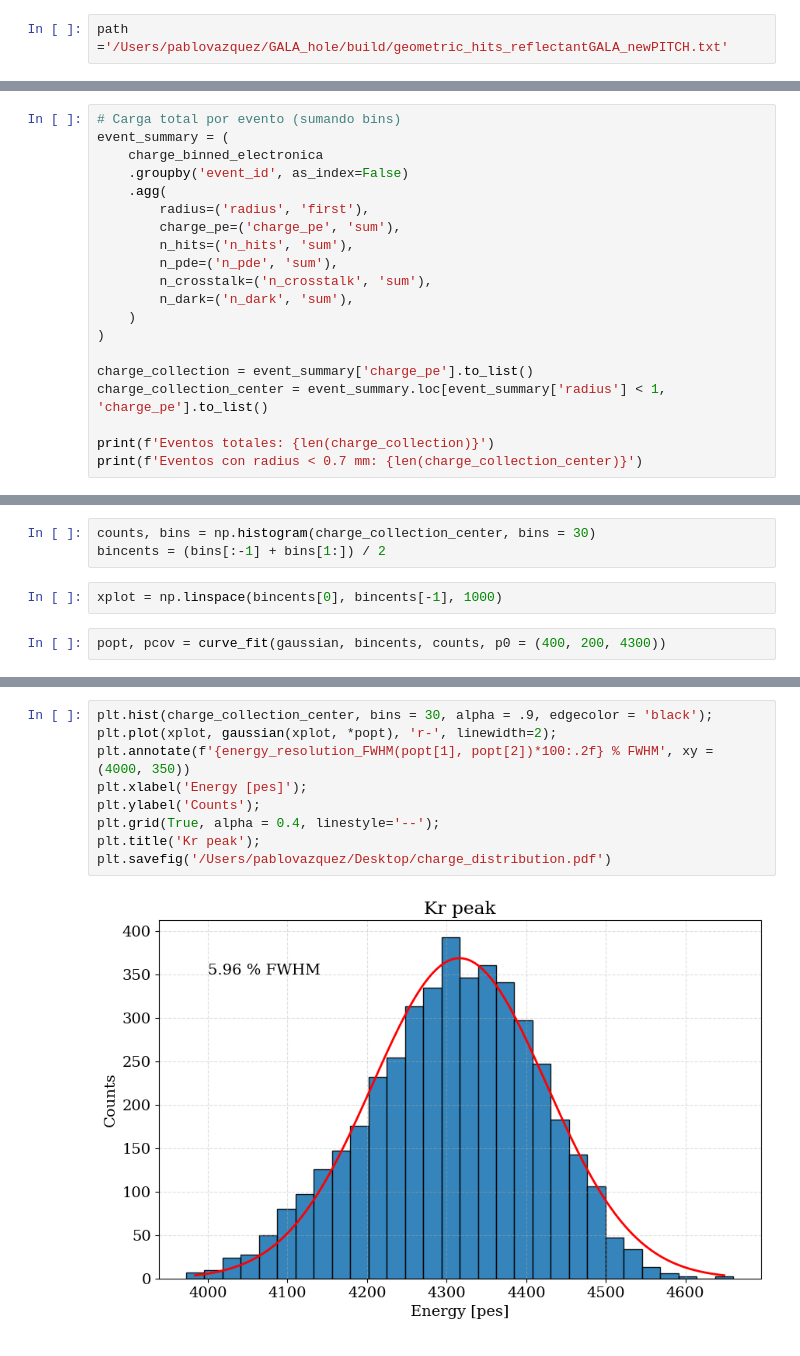
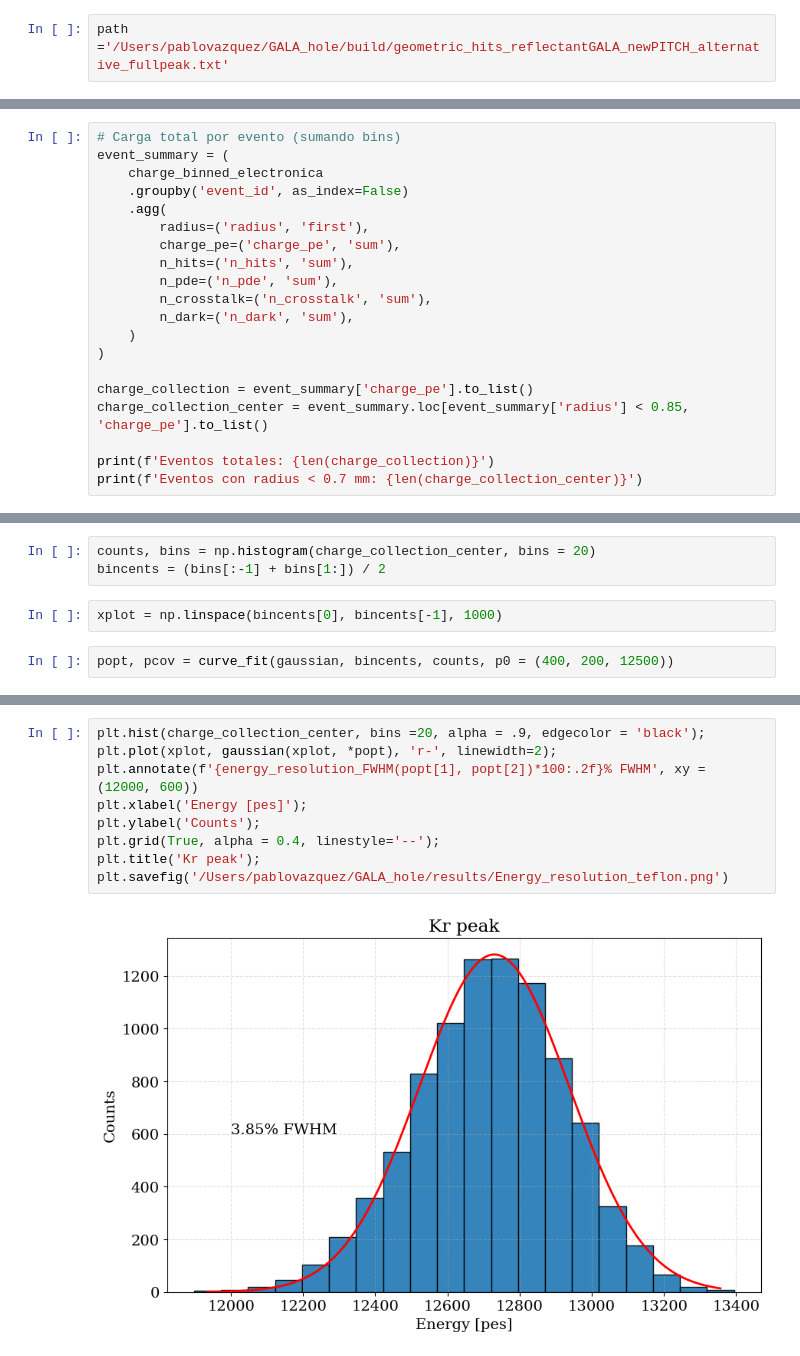
Before and after one commit to pablovzqz/GALA_hole, a Jupyter notebook: analysis/Offline_Electronics_Manual.ipynb, the cells around one changed output, grey strips where cells are left out. Cells and saved outputs as stored; diff of their text form.

```diff
--- a/analysis/Offline_Electronics_Manual.ipynb
+++ b/analysis/Offline_Electronics_Manual.ipynb
@@ -25,7 +25,7 @@ def gaussian(x, A, sigma, mu):
 
 El documento es demasiado grande como para leerlo todo conjunto en memoria, de forma que se abre en secciones.
 # %%
-path ='/Users/pablovazquez/GALA_hole/build/geometric_hits_reflectantGALA_newPITCH.txt'
+path ='/Users/pablovazquez/GALA_hole/build/geometric_hits_reflectantGALA_newPITCH_alternative_fullpeak.txt'
 # %%
 usecols = ['event_id', 'time_ns', 'vx_mm', 'vy_mm', 'vz_mm', 'nPhotons']
 
@@ -315,7 +298,7 @@ event_summary = (
 )
 
 charge_collection = event_summary['charge_pe'].to_list()
-charge_collection_center = event_summary.loc[event_summary['radius'] < 1, 'charge_pe'].to_list()
+charge_collection_center = event_summary.loc[event_summary['radius'] < 0.85, 'charge_pe'].to_list()
 
 print(f'Eventos totales: {len(charge_collection)}')
 print(f'Eventos con radius < 0.7 mm: {len(charge_collection_center)}')
@@ -366,7 +351,7 @@ plt.legend(loc = 'lower left');
 # %%
-counts, bins = np.histogram(charge_collection_center, bins = 30)
+counts, bins = np.histogram(charge_collection_center, bins = 20)
 bincents = (bins[:-1] + bins[1:]) / 2
 # %%
 xplot = np.linspace(bincents[0], bincents[-1], 1000)
 # %%
-popt, pcov = curve_fit(gaussian, bincents, counts, p0 = (400, 200, 4300))
+popt, pcov = curve_fit(gaussian, bincents, counts, p0 = (400, 200, 12500))
@@ -377,11 +358,11 @@ array([ 368.65711574,  109.22871495, 4316.28451607])
 # %%
-plt.hist(charge_collection_center, bins = 30, alpha = .9, edgecolor = 'black');
+plt.hist(charge_collection_center, bins =20, alpha = .9, edgecolor = 'black');
 plt.plot(xplot, gaussian(xplot, *popt), 'r-', linewidth=2);
-plt.annotate(f'{energy_resolution_FWHM(popt[1], popt[2])*100:.2f} % FWHM', xy = (4000, 350))
+plt.annotate(f'{energy_resolution_FWHM(popt[1], popt[2])*100:.2f}% FWHM', xy = (12000, 600))
 plt.xlabel('Energy [pes]');
 plt.ylabel('Counts');
 plt.grid(True, alpha = 0.4, linestyle='--');
 plt.title('Kr peak');
-plt.savefig('/Users/pablovazquez/Desktop/charge_distribution.pdf')
+plt.savefig('/Users/pablovazquez/GALA_hole/results/Energy_resolution_teflon.png')
 # %% [output]
-[figure, old version]
+[figure, new version]
```
Also changed, not shown: parts of 14 cells of this notebook, 13 other files.
